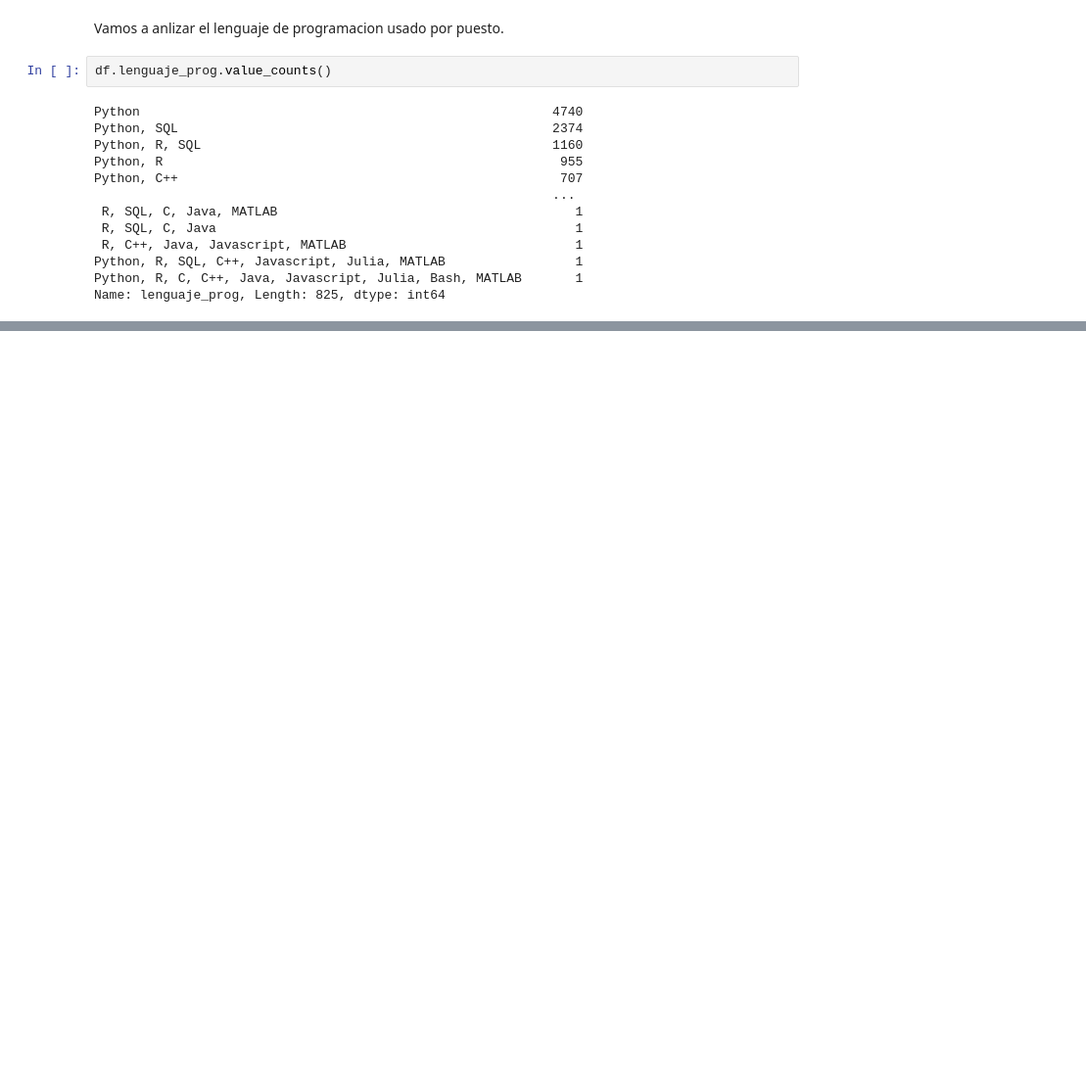
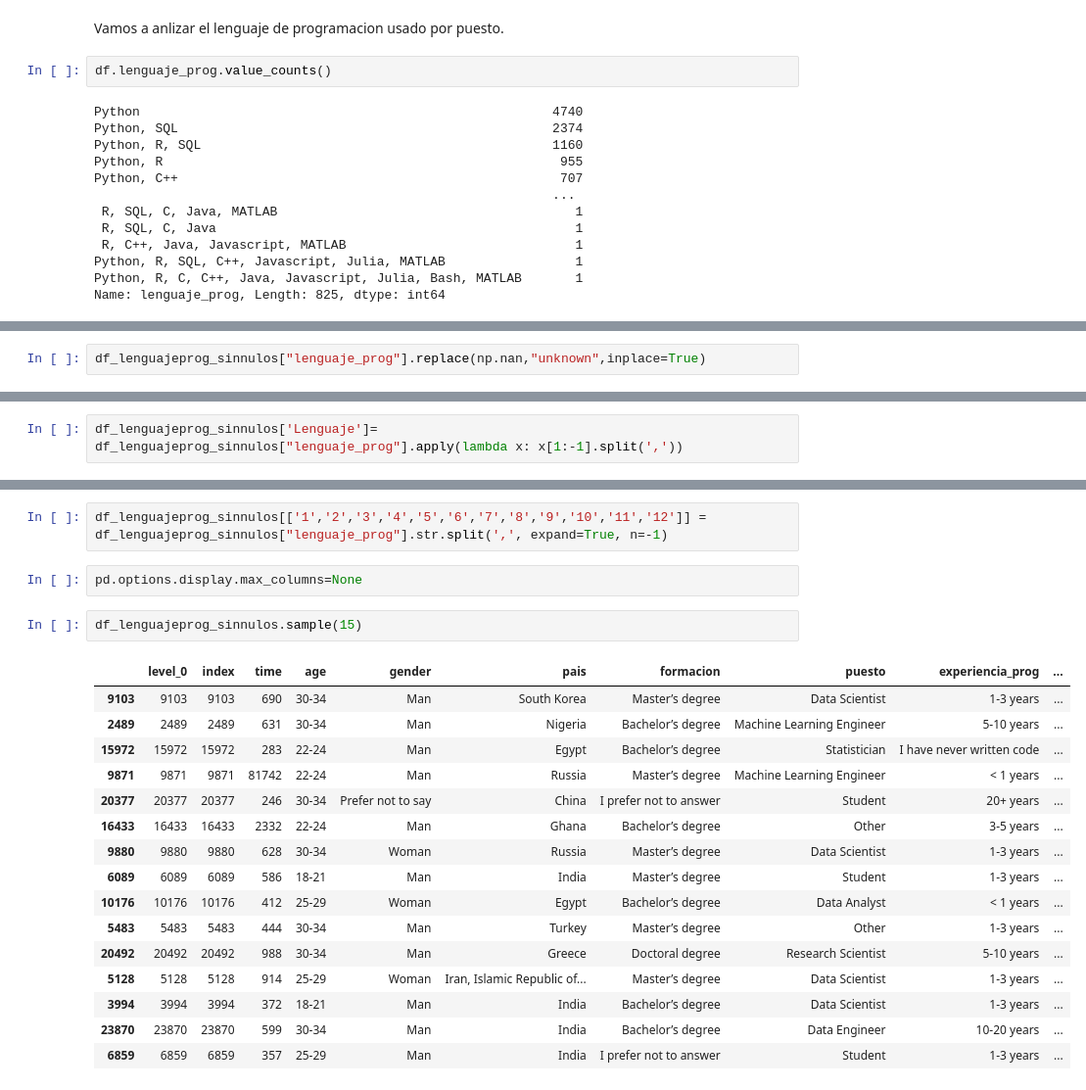
Before and after one commit to Adalab/project-DA-promo-c-modulo-2-team-5, a Jupyter notebook: sprint2_EDA.ipynb, the cells around one changed output, grey strips where cells are left out. Shown at 98% size. Saved outputs shown, nothing was run; the diff lists cells and outputs as text; blank space fills up the shorter version.

```diff
--- a/sprint2_EDA.ipynb
+++ b/sprint2_EDA.ipynb
@@ -372,0 +377,2 @@ Name: lenguaje_prog, Length: 825, dtype: int64
+# %%
+df_lenguajeprog_sinnulos["lenguaje_prog"].replace(np.nan,"unknown",inplace=True)
@@ -372,0 +401,2 @@ Name: lenguaje_prog, Length: 825, dtype: int64
+# %%
+df_lenguajeprog_sinnulos['Lenguaje']= df_lenguajeprog_sinnulos["lenguaje_prog"].apply(lambda x: x[1:-1].split(','))
@@ -372,0 +410,23 @@ Name: lenguaje_prog, Length: 825, dtype: int64
+# %%
+df_lenguajeprog_sinnulos[['1','2','3','4','5','6','7','8','9','10','11','12']] = df_lenguajeprog_sinnulos["lenguaje_prog"].str.split(',', expand=True, n=-1)
+# %%
+pd.options.display.max_columns=None
+# %%
+df_lenguajeprog_sinnulos.sample(15)
+# %% [output]
+|  | level_0 | index | time | age | gender | pais | formacion | puesto | experiencia_prog | ... |
+| 9103 | 9103 | 9103 | 690 | 30-34 | Man | South Korea | Master’s degree | Data Scientist | 1-3 years | ... |
+| 2489 | 2489 | 2489 | 631 | 30-34 | Man | Nigeria | Bachelor’s degree | Machine Learning Engineer | 5-10 years | ... |
+| 15972 | 15972 | 15972 | 283 | 22-24 | Man | Egypt | Bachelor’s degree | Statistician | I have never written code | ... |
+| 9871 | 9871 | 9871 | 81742 | 22-24 | Man | Russia | Master’s degree | Machine Learning Engineer | < 1 years | ... |
+| 20377 | 20377 | 20377 | 246 | 30-34 | Prefer not to say | China | I prefer not to answer | Student | 20+ years | ... |
+| 16433 | 16433 | 16433 | 2332 | 22-24 | Man | Ghana | Bachelor’s degree | Other | 3-5 years | ... |
+| 9880 | 9880 | 9880 | 628 | 30-34 | Woman | Russia | Master’s degree | Data Scientist | 1-3 years | ... |
+| 6089 | 6089 | 6089 | 586 | 18-21 | Man | India | Master’s degree | Student | 1-3 years | ... |
+| 10176 | 10176 | 10176 | 412 | 25-29 | Woman | Egypt | Bachelor’s degree | Data Analyst | < 1 years | ... |
+| 5483 | 5483 | 5483 | 444 | 30-34 | Man | Turkey | Master’s degree | Other | 1-3 years | ... |
+| 20492 | 20492 | 20492 | 988 | 30-34 | Man | Greece | Doctoral degree | Research Scientist | 5-10 years | ... |
+| 5128 | 5128 | 5128 | 914 | 25-29 | Woman | Iran, Islamic Republic of... | Master’s degree | Data Scientist | 1-3 years | ... |
+| 3994 | 3994 | 3994 | 372 | 18-21 | Man | India | Bachelor’s degree | Data Scientist | 1-3 years | ... |
+| 23870 | 23870 | 23870 | 599 | 30-34 | Man | India | Bachelor’s degree | Data Engineer | 10-20 years | ... |
+| 6859 | 6859 | 6859 | 357 | 25-29 | Man | India | I prefer not to answer | Student | 1-3 years | ... |
```
Also changed, not shown: parts of 18 cells of this notebook.
